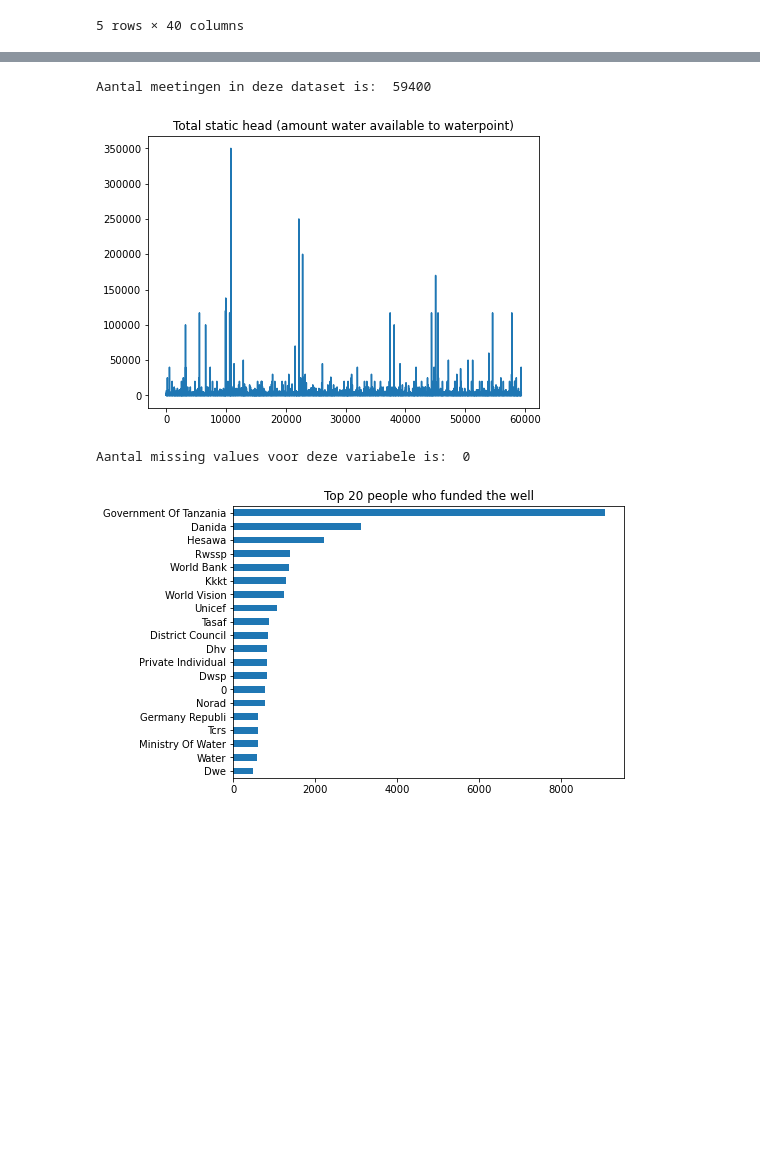
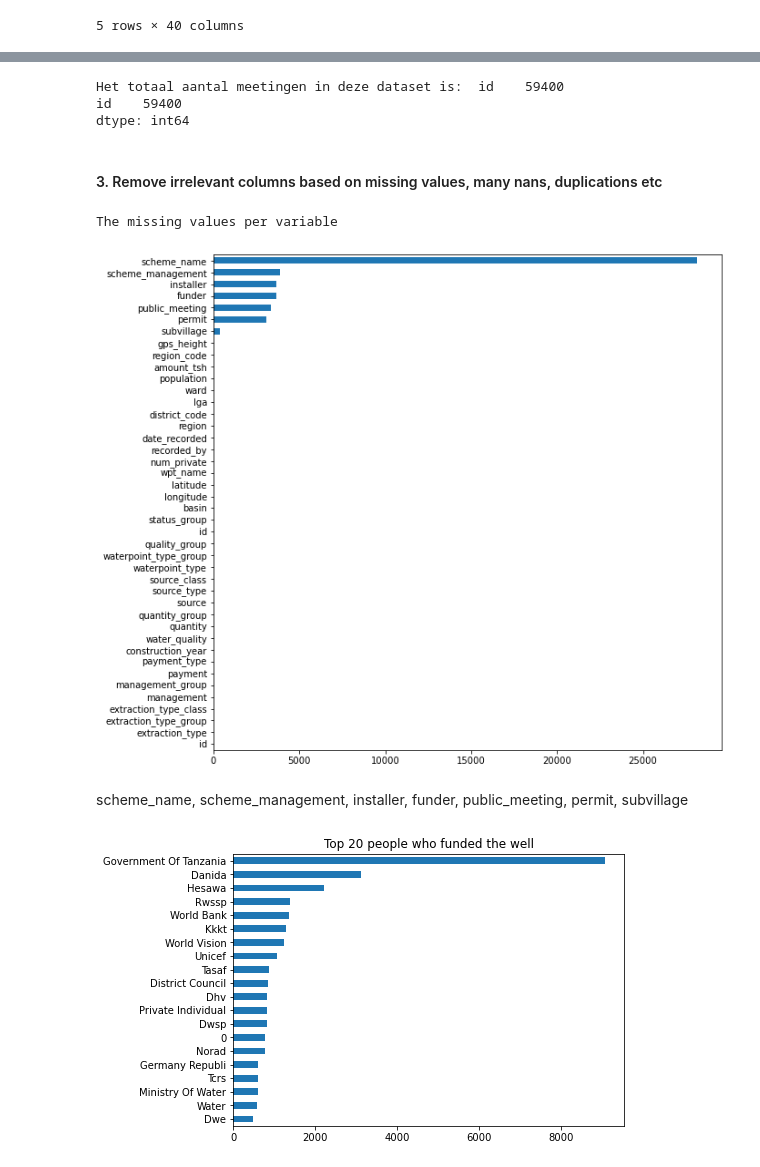
Before and after one commit to Nelleke20/notebook.pump-it-up, a Jupyter notebook: notebooks/1. Exploratory analysis.ipynb, the cells around one changed output, grey strips where cells are left out. Drawn from its saved outputs; the diff is of its cells as text; code cells hidden in the pictures; blank space fills up the shorter version.

```diff
--- a/notebooks/1. Exploratory analysis.ipynb
+++ b/notebooks/1. Exploratory analysis.ipynb
@@ -66,17 +103,19 @@ df_train_x.head()
 # %%
-print('Aantal meetingen in deze dataset is: ', df_train_x['id'].count())
+print('Het totaal aantal meetingen in deze dataset is: ', df_train_x['id'].count())
 # %% [output]
-Aantal meetingen in deze dataset is:  59400
+Het totaal aantal meetingen in deze dataset is:  id    59400
+id    59400
+dtype: int64
-# %%
-fig, ax = plt.subplots(figsize=(7,5))
-ax = df_train_x['amount_tsh'].plot()
-plt.title('Total static head (amount water available to waterpoint)')
-plt.show()
-
-print('Aantal missing values voor deze variabele is: ' , df_train_x['amount_tsh'].isnull().sum())
-# %% [output]
-[figure, removed]
-Aantal missing values voor deze variabele is:  0
+# %% [markdown]
+#### 3. Remove irrelevant columns based on missing values, many nans, duplications etc
+# %%
+df_train_x.isnull().sum(axis=0).sort_values().plot(kind='barh',figsize=(10,10))
+print('The missing values per variable')
+# %% [output]
+The missing values per variable
+[figure, added]
+# %% [markdown]
+scheme_name, scheme_management, installer, funder, public_meeting, permit, subvillage
 # %%
 fig, ax = plt.subplots(figsize=(7,5))
 ax = df_train_x['funder'].value_counts()[:20].sort_values().plot(kind='barh')
```
Also changed, not shown: parts of 18 cells of this notebook.
